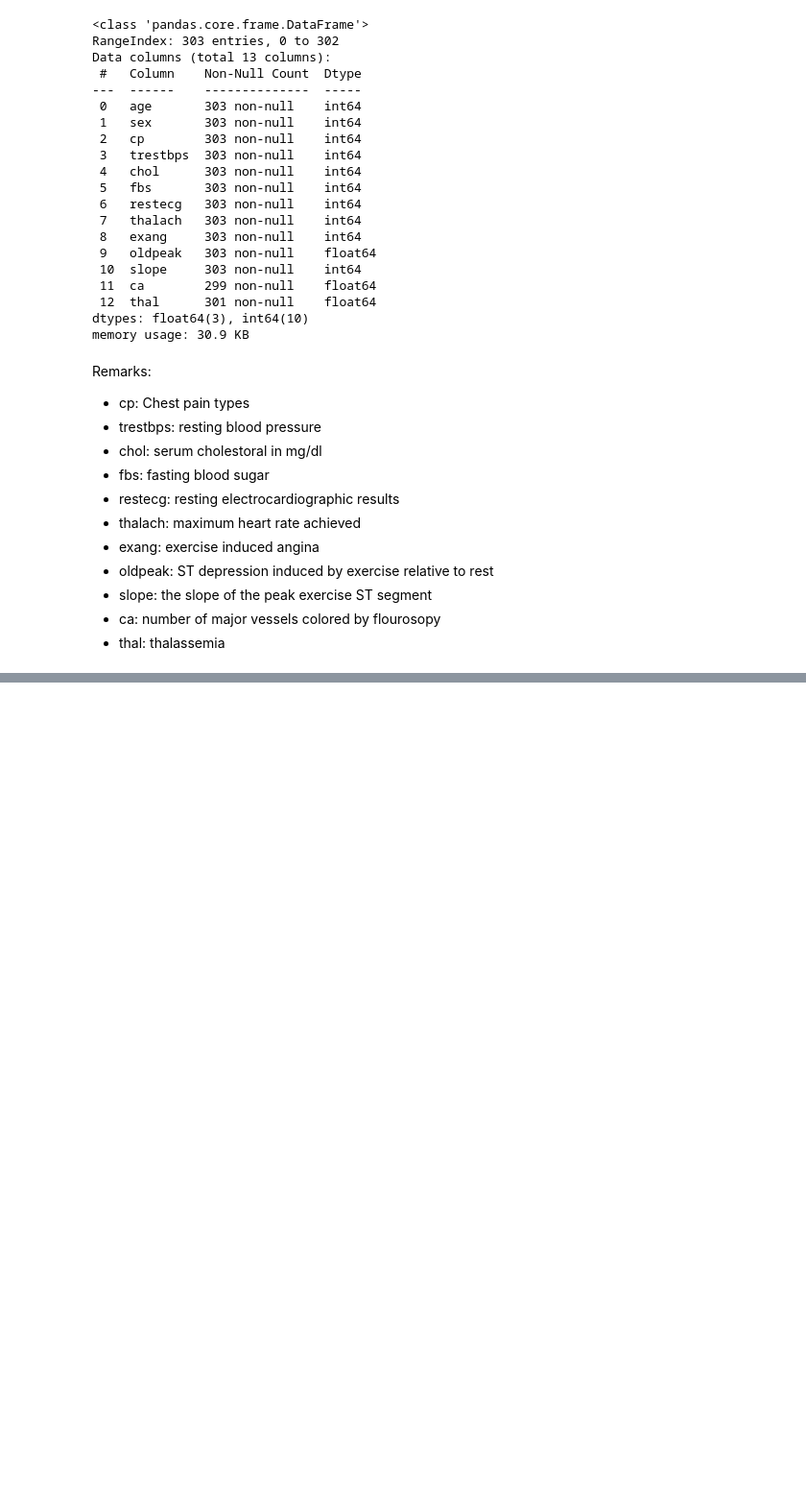
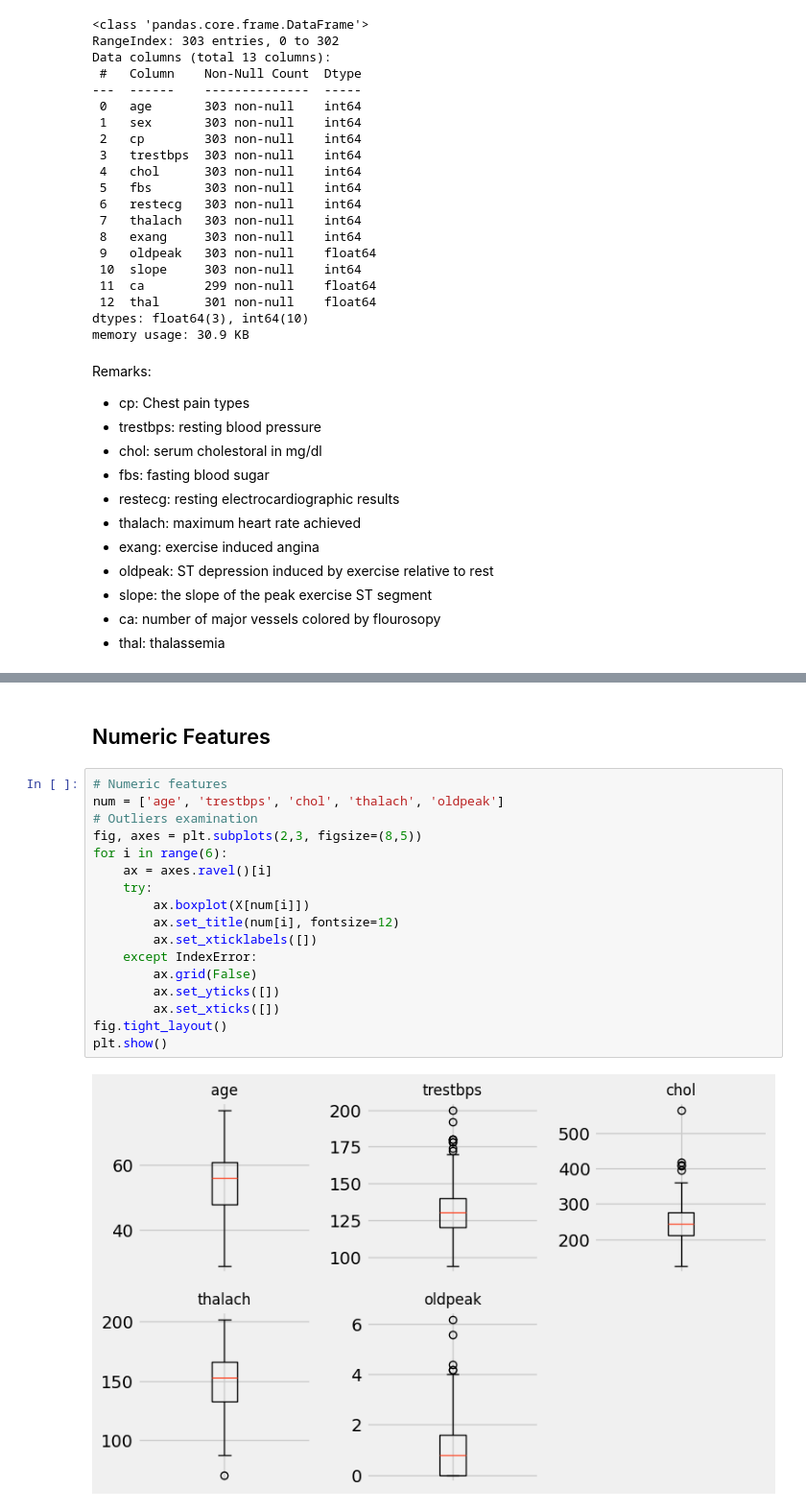
Before and after one commit to moscmh/heartdisease_by_logisticregression, a Jupyter notebook: heart.ipynb, the cells around one changed output, grey strips where cells are left out. Shown at 96% size. Cells and saved outputs as stored; diff of their text form; blank space fills up the shorter version.

```diff
--- a/heart.ipynb
+++ b/heart.ipynb
@@ -50,0 +198,21 @@ Remarks:
+# %% [markdown]
+## Numeric Features<a id='explore-num'></a>
+# %%
+# Numeric features
+num = ['age', 'trestbps', 'chol', 'thalach', 'oldpeak']
+# Outliers examination
+fig, axes = plt.subplots(2,3, figsize=(8,5))
+for i in range(6):
+    ax = axes.ravel()[i]
+    try:
+        ax.boxplot(X[num[i]])
+        ax.set_title(num[i], fontsize=12)
+        ax.set_xticklabels([])
+    except IndexError:
+        ax.grid(False)
+        ax.set_yticks([])
+        ax.set_xticks([])
+fig.tight_layout()
+plt.show()
+# %% [output]
+[figure, added]
```
Also changed, not shown: parts of 25 cells of this notebook.
